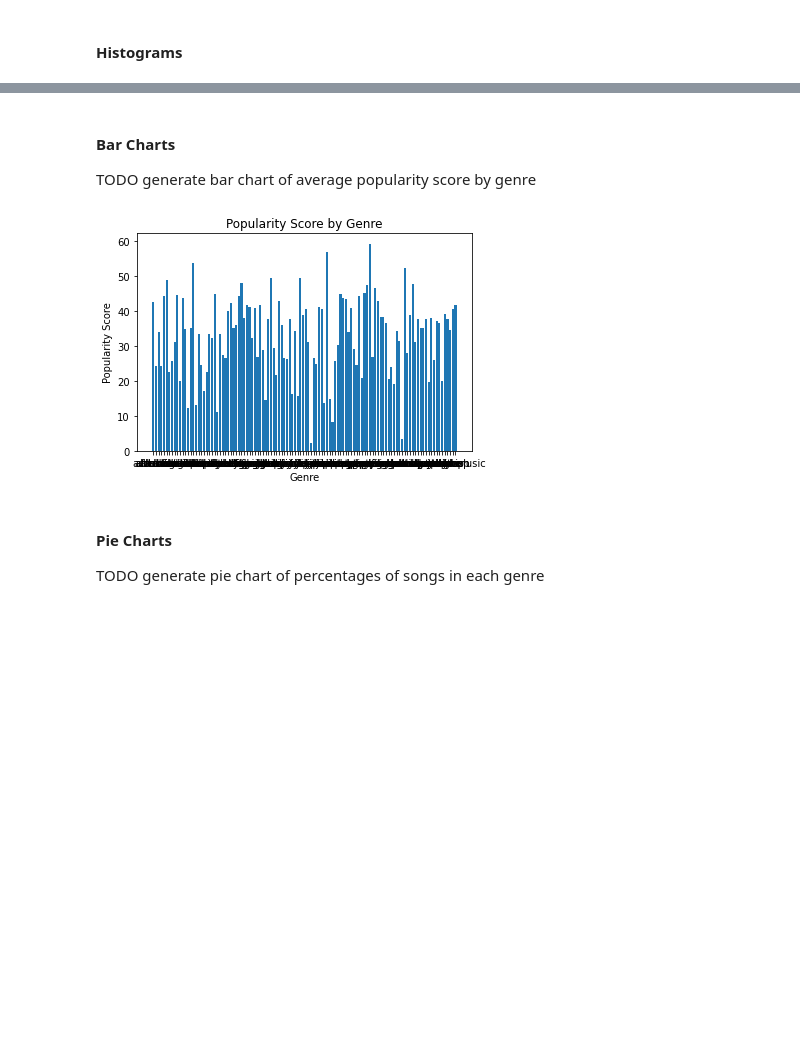
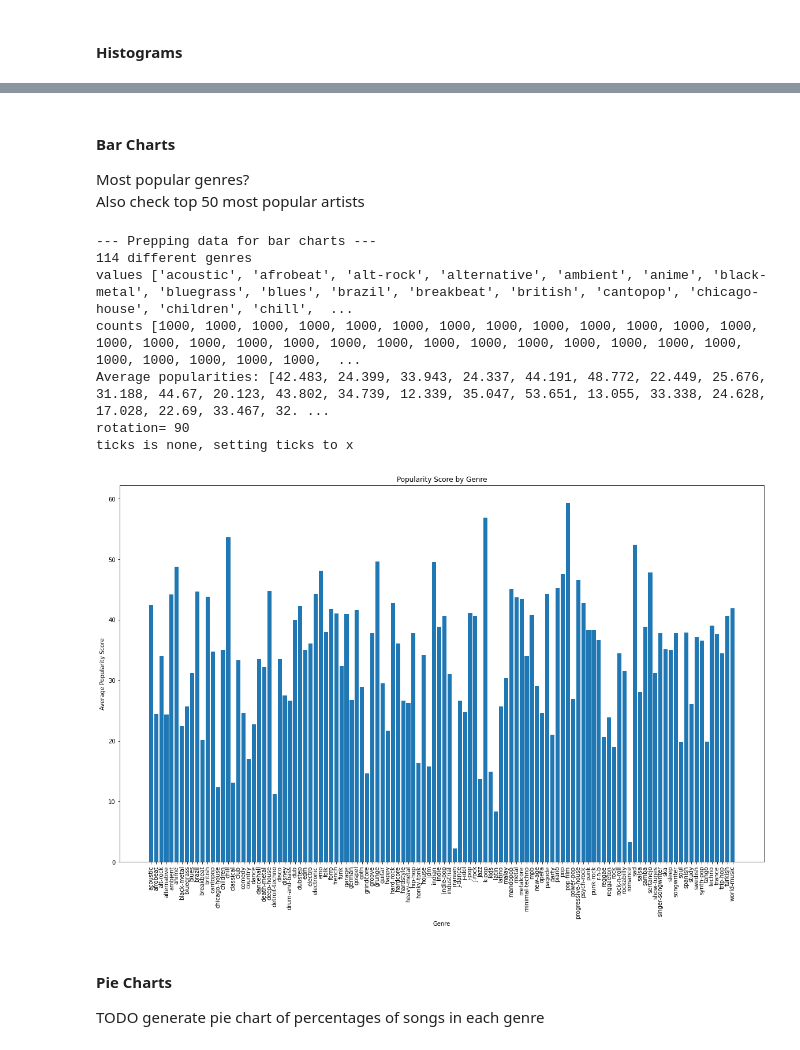
Before and after one commit to ebodenbender/Music-Popularity-Classification, a Jupyter notebook: song-classication.ipynb, the cells around one changed output, grey strips where cells are left out. Saved outputs shown, nothing was run; the diff lists cells and outputs as text; code cells hidden in the pictures; blank space fills up the shorter version.

Commit message:
cleaned bar graph

```diff
--- a/song-classication.ipynb
+++ b/song-classication.ipynb
@@ -117,15 +89,46 @@ plot_utils.make_histogram(loudness, "Distribution of Loudness", "Loudness (dB)",
 [figure]
 [figure]
 [figure]
-# %% [markdown]
-#### Bar Charts
-TODO generate bar chart of average popularity score by genre
-# %%
-# generate bar charts
-plot_utils.make_bar_chart(genre_values, avg_popularity, "Popularity Score by Genre", "Genre", "Popularity Score")
-# TODO clean this bar chart
-# %% [output]
-[figure, removed]
+# %% [markdown]
+#### Bar Charts
+Most popular genres?
+Also check top 50 most popular artists
+# %%
+# data preparation
+print("\n--- Prepping data for bar charts ---")
+genre = songs["track_genre"]
+genre_values, genre_counts = utils.get_frequencies(list(genre))
+print(len(genre_values), "different genres")
+print("values", genre_values)
+print("counts", genre_counts)
+
+# get average popularity score for each genre
+avg_popularity = [0] * len(genre_values)
+# sum popularity scores across all instances by genre
+for idx, row in songs.iterrows():
+    genre_index = genre_values.index(row["track_genre"])
+    avg_popularity[genre_index] += row["popularity"]
+# divide each sum to get average
+for i, popularity_score in enumerate(avg_popularity):
+    avg_popularity[i] = popularity_score / genre_counts[i]
+
+print("Average popularities:", avg_popularity)
+
+# TODO get top 50 artists and graph their popularity scores as well
+
+# generate bar charts
+plot_utils.make_bar_chart(genre_values, avg_popularity, "Popularity Score by Genre", "Genre", \
+                          "Average Popularity Score", bar_labels=genre_values, rotation=90, figsize=(20,12))
+# TODO clean this bar chart
+# %% [output]
+--- Prepping data for bar charts ---
+114 different genres
+values ['acoustic', 'afrobeat', 'alt-rock', 'alternative', 'ambient', 'anime', 'black-metal', 'bluegrass', 'blues', 'brazil', 'breakbeat', 'british', 'cantopop', 'chicago-house', 'children', 'chill',  ...
+counts [1000, 1000, 1000, 1000, 1000, 1000, 1000, 1000, 1000, 1000, 1000, 1000, 1000, 1000, 1000, 1000, 1000, 1000, 1000, 1000, 1000, 1000, 1000, 1000, 1000, 1000, 1000, 1000, 1000, 1000, 1000, 1000,  ...
+Average popularities: [42.483, 24.399, 33.943, 24.337, 44.191, 48.772, 22.449, 25.676, 31.188, 44.67, 20.123, 43.802, 34.739, 12.339, 35.047, 53.651, 13.055, 33.338, 24.628, 17.028, 22.69, 33.467, 32. ...
+rotation= 90
+ticks is none, setting ticks to x
+[figure, added]
 # %% [markdown]
 #### Pie Charts
 TODO generate pie chart of percentages of songs in each genre
```
Also changed, not shown: parts of 4 cells of this notebook, 1 other file.
